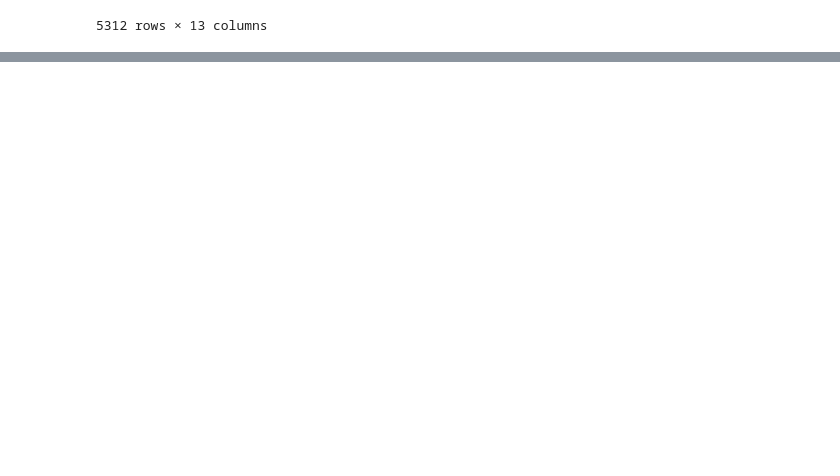
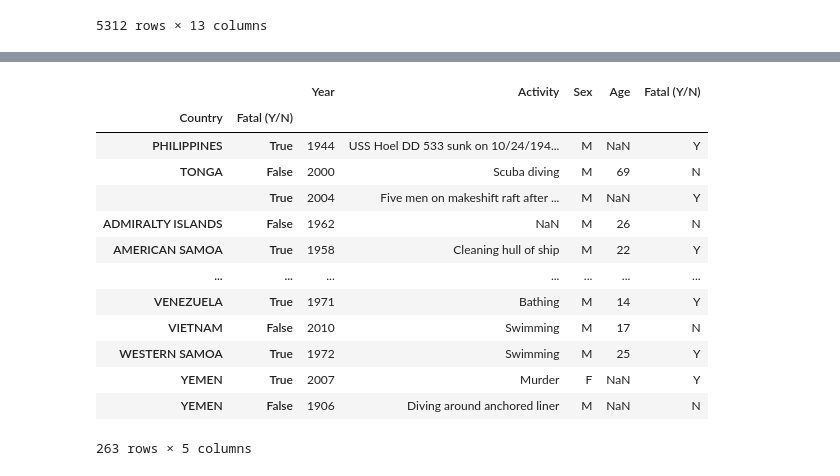
Before and after one commit to blancalluch/Pandas-project, a Jupyter notebook: Manipulation-DataSet.ipynb, the cells around one changed output, grey strips where cells are left out. Cells and saved outputs as stored; diff of their text form; code cells hidden in the pictures; blank space fills up the shorter version.

```diff
--- a/Manipulation-DataSet.ipynb
+++ b/Manipulation-DataSet.ipynb
@@ -102,0 +109,17 @@ TypeError: no numeric data to plot
+# %%
+df2.groupby(["Country",df2['Fatal (Y/N)']=='Y']).first()
+# %% [output]
+|  |  | Year | Activity | Sex | Age | Fatal (Y/N) |
+| Country | Fatal (Y/N) |  |  |  |  |  |
+| PHILIPPINES | True | 1944 | USS Hoel DD 533 sunk on 10/24/194... | M | NaN | Y |
+| TONGA | False | 2000 | Scuba diving | M | 69 | N |
+|  | True | 2004 | Five men on makeshift raft after ... | M | NaN | Y |
+| ADMIRALTY ISLANDS | False | 1962 | NaN | M | 26 | N |
+| AMERICAN SAMOA | True | 1958 | Cleaning hull of ship | M | 22 | Y |
+| ... | ... | ... | ... | ... | ... | ... |
+| VENEZUELA | True | 1971 | Bathing | M | 14 | Y |
+| VIETNAM | False | 2010 | Swimming | M | 17 | N |
+| WESTERN SAMOA | True | 1972 | Swimming | M | 25 | Y |
+| YEMEN | True | 2007 | Murder | F | NaN | Y |
+| YEMEN | False | 1906 | Diving around anchored liner | M | NaN | N |
+263 rows × 5 columns
```
Also changed, not shown: parts of 11 cells of this notebook, 1 other file.
